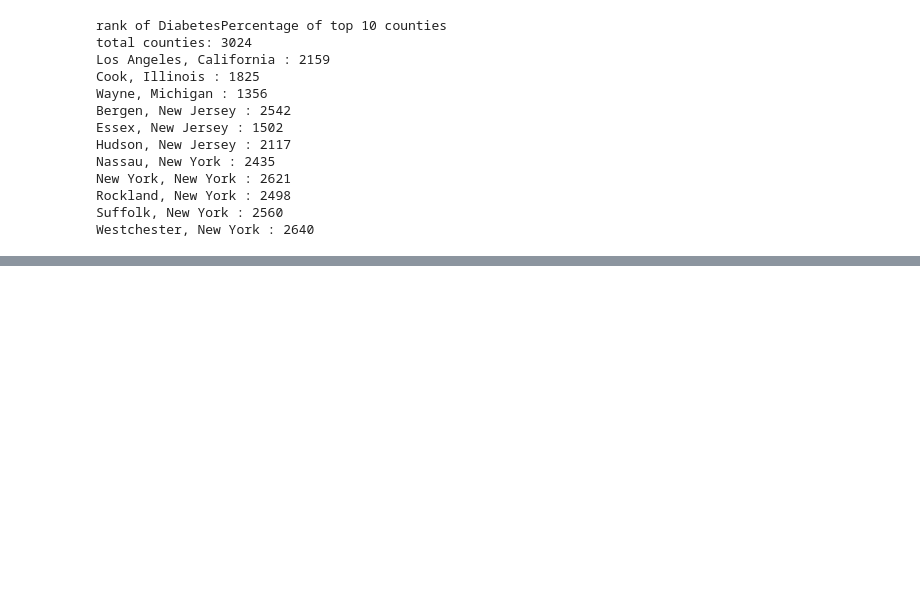
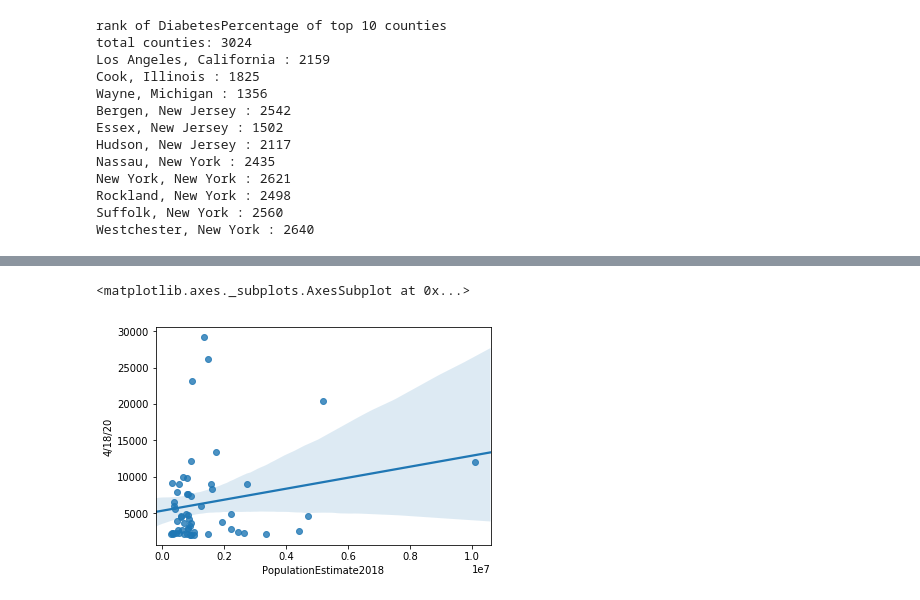
Before and after one commit to ChenFengTsai/COVID-19, a Jupyter notebook: COVID-19.ipynb, the cells around one changed output, grey strips where cells are left out. Drawn from its saved outputs; the diff is of its cells as text; code cells hidden in the pictures; blank space fills up the shorter version.

```diff
--- a/COVID-19.ipynb
+++ b/COVID-19.ipynb
@@ -368,0 +410,5 @@ Westchester, New York : 1347
+# %%
+sns.regplot(x= 'PopulationEstimate2018', y='4/18/20', data=newc)
+# %% [output]
+<matplotlib.axes._subplots.AxesSubplot at 0x...>
+[figure, added]
```
Also changed, not shown: parts of 16 cells of this notebook.
